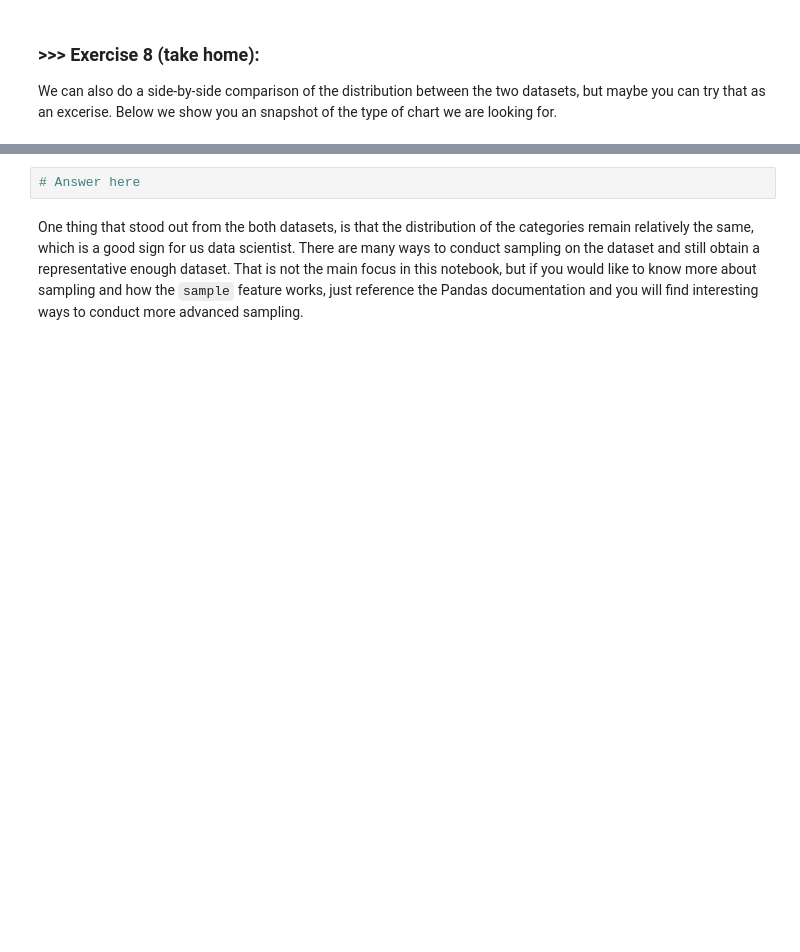
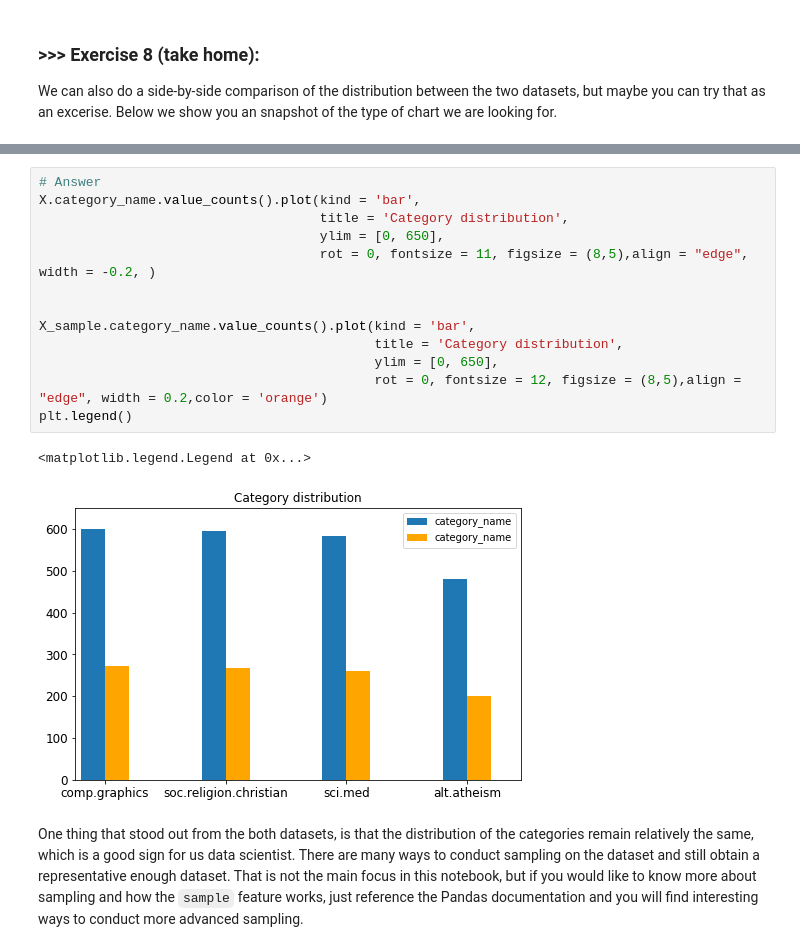
Before and after one commit to Hsiao-Ping/DM19-Lab1-Solved, a Jupyter notebook: DM19-Lab1-Solved.ipynb, the cells around one changed output, grey strips where cells are left out. Cells and saved outputs as stored; diff of their text form; blank space fills up the shorter version.

```diff
--- a/DM19-Lab1-Solved.ipynb
+++ b/DM19-Lab1-Solved.ipynb
@@ -813,8 +835,22 @@ Name: category_name, dtype: int64
 We can also do a side-by-side comparison of the distribution between the two datasets, but maybe you can try that as an excerise. Below we show you an snapshot of the type of chart we are looking for.
 # %% [markdown]
 ![alt txt](https://i.imgur.com/9eO431H.png)
-# %%
-# Answer here
+# %%
+# Answer
+X.category_name.value_counts().plot(kind = 'bar',
+                                    title = 'Category distribution',
+                                    ylim = [0, 650],
+                                    rot = 0, fontsize = 11, figsize = (8,5),align = "edge", width = -0.2, )
+
+
+X_sample.category_name.value_counts().plot(kind = 'bar',
+                                           title = 'Category distribution',
+                                           ylim = [0, 650],
+                                           rot = 0, fontsize = 12, figsize = (8,5),align = "edge", width = 0.2,color = 'orange')
+plt.legend()
+# %% [output]
+<matplotlib.legend.Legend at 0x...>
+[figure, added]
 # %% [markdown]
 One thing that stood out from the both datasets, is that the distribution of the categories remain relatively the same, which is a good sign for us data scientist. There are many ways to conduct sampling on the dataset and still obtain a representative enough dataset. That is not the main focus in this notebook, but if you would like to know more about sampling and how the `sample` feature works, just reference the Pandas documentation and you will find interesting ways to conduct more advanced sampling.
 # %% [markdown]
```
Also changed, not shown: parts of 26 cells of this notebook.
